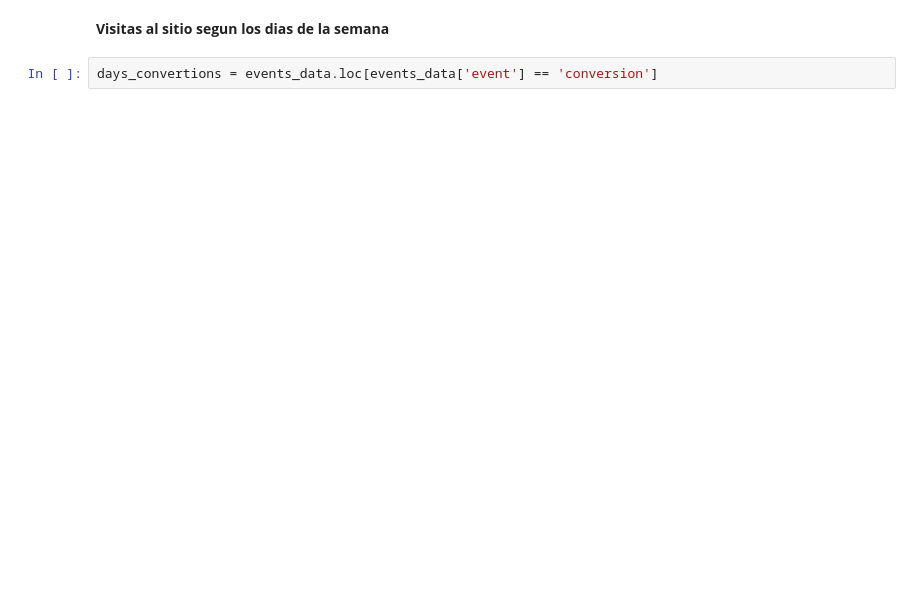
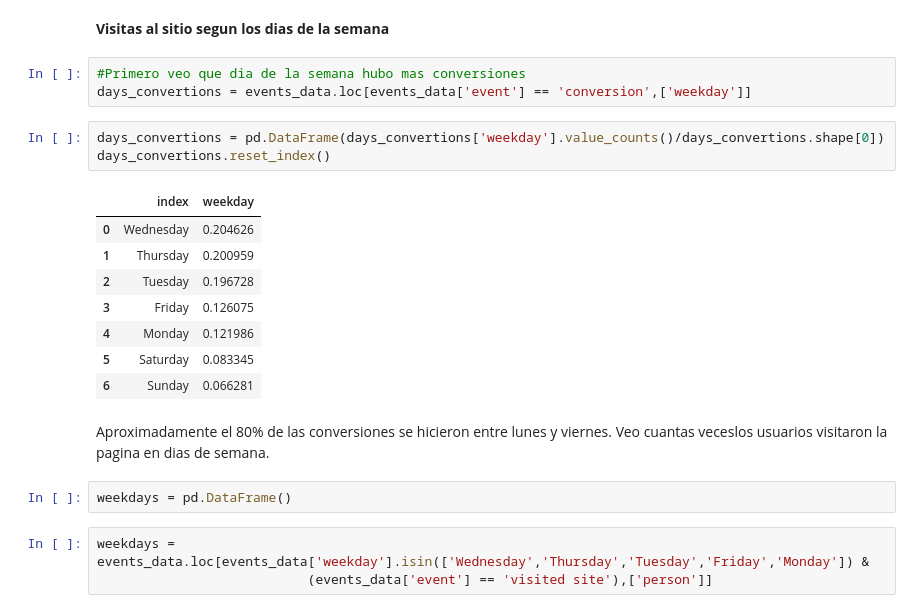
Before and after one commit to Blaz77/DatosReloaded, a Jupyter notebook: TP2/resolucion2.ipynb, the cells around one changed output. Saved outputs shown, nothing was run; the diff lists cells and outputs as text; blank space fills up the shorter version.

Commit message:
agrego feature de cuantas veces visitaron el sitio cada ususario en los dias de semana que hubo mas ventas

```diff
--- a/TP2/resolucion2.ipynb
+++ b/TP2/resolucion2.ipynb
@@ -462,5 +462,26 @@ features.head()
 | 4 | cccea85e | NaN | 739.0 | 22.0 | 1.0 | ... |
 # %% [markdown]
 **Visitas al sitio segun los dias de la semana**
-# %%
-days_convertions = events_data.loc[events_data['event'] == 'conversion']
+# %%
+#Primero veo que dia de la semana hubo mas conversiones
+days_convertions = events_data.loc[events_data['event'] == 'conversion',['weekday']]
+# %%
+days_convertions = pd.DataFrame(days_convertions['weekday'].value_counts()/days_convertions.shape[0])
+days_convertions.reset_index()
+# %% [output]
+|  | index | weekday |
+| 0 | Wednesday | 0.204626 |
+| 1 | Thursday | 0.200959 |
+| 2 | Tuesday | 0.196728 |
+| 3 | Friday | 0.126075 |
+| 4 | Monday | 0.121986 |
+| 5 | Saturday | 0.083345 |
+| 6 | Sunday | 0.066281 |
+# %% [markdown]
+Aproximadamente el 80% de las conversiones se hicieron entre lunes y viernes.
+Veo cuantas veceslos usuarios visitaron la pagina en dias de semana.
+# %%
+weekdays = pd.DataFrame()
+# %%
+weekdays = events_data.loc[events_data['weekday'].isin(['Wednesday','Thursday','Tuesday','Friday','Monday']) &
+                           (events_data['event'] == 'visited site'),['person']]
```
Also changed, not shown: parts of 3 cells of this notebook.
